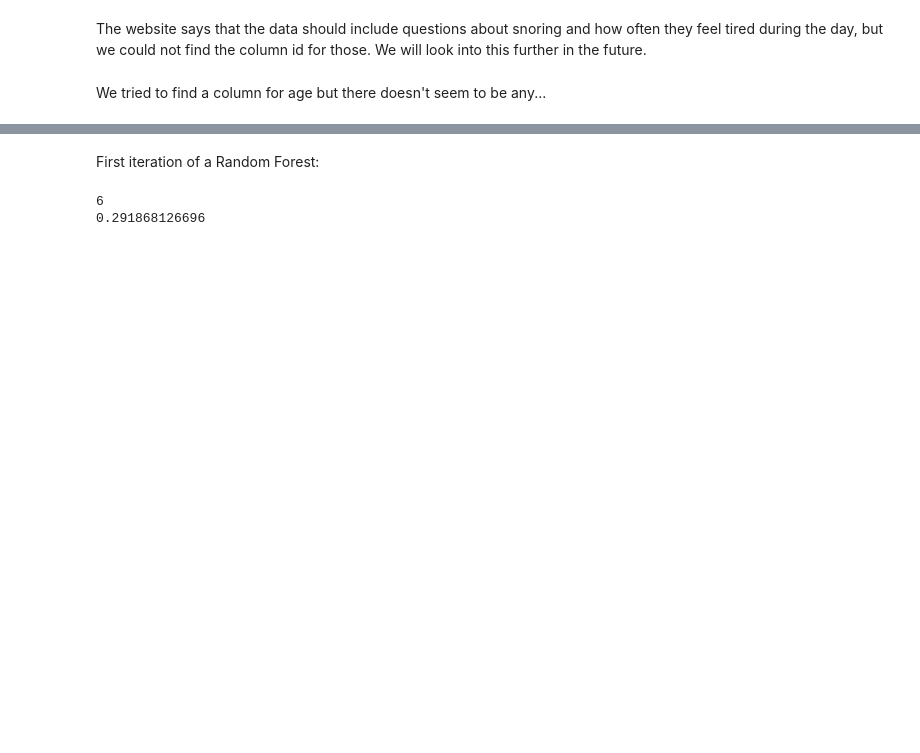
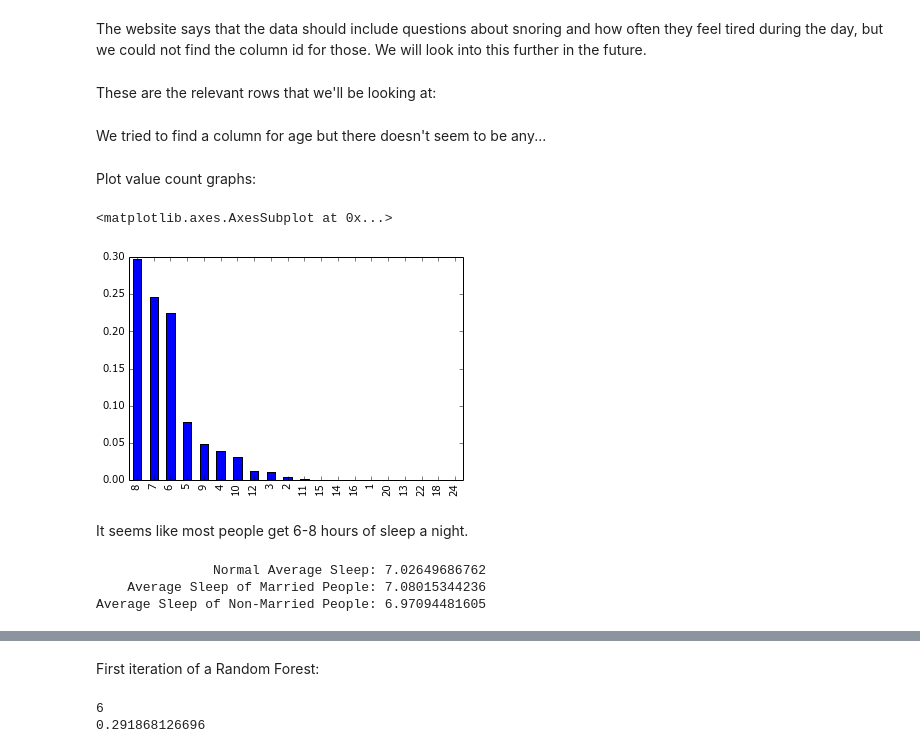
Before and after one commit to Ziyilan/DataScience16CTW, a Jupyter notebook: data_exploration.ipynb, the cells around one changed output, grey strips where cells are left out. Cells and saved outputs as stored; diff of their text form; code cells hidden in the pictures; blank space fills up the shorter version.

```diff
--- a/data_exploration.ipynb
+++ b/data_exploration.ipynb
@@ -64,7 +67,7 @@ slq.head()
 # %% [markdown]
 Uhh yeah we don't know what that is
 # %%
-b = pd.read_csv('brfss2014.csv')
+b = pd.read_csv('brfss2014_short.csv')
 # %%
 b = b[:10000]
 b.head()
@@ -102,5 +105,7 @@ print b['sleptim1'].mean()
 # %% [markdown]
 The website says that the data should include questions about snoring and how often they feel tired during the day, but we could not find the column id for those. We will look into this further in the future.
+# %% [markdown]
+These are the relevant rows that we'll be looking at:
 # %%
 sleptim = b['sleptim1']
 marital = b['marital']
@@ -113,3 +118,20 @@ sex = b['sex']
 useequip = b['useequip']
 # %% [markdown]
 We tried to find a column for age but there doesn't seem to be any...
+# %% [markdown]
+Plot value count graphs:
+# %%
+sleptim.value_counts(normalize=True).plot(kind='bar')
+# %% [output]
+<matplotlib.axes.AxesSubplot at 0x...>
+[figure, added]
+# %% [markdown]
+It seems like most people get 6-8 hours of sleep a night.
+# %%
+print "               Normal Average Sleep:", sleptim.mean()
+print "    Average Sleep of Married People:", sleptim[b['marital'] == 1].mean()
+print "Average Sleep of Non-Married People:", sleptim[b['marital'] != 1].mean()
+# %% [output]
+               Normal Average Sleep: 7.02649686762
+    Average Sleep of Married People: 7.08015344236
+Average Sleep of Non-Married People: 6.97094481605
```
Also changed, not shown: parts of 10 cells of this notebook.
